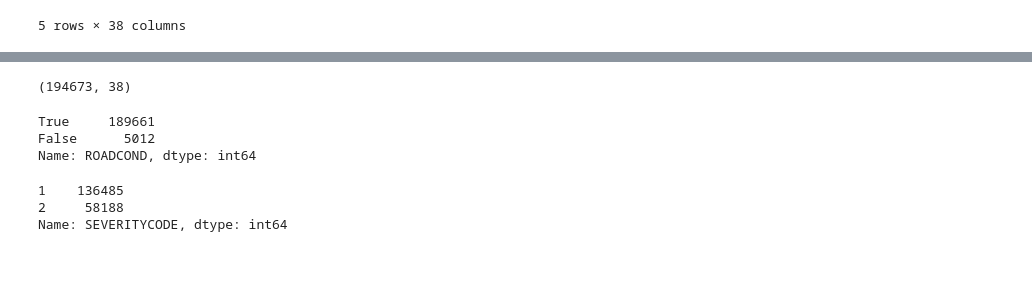
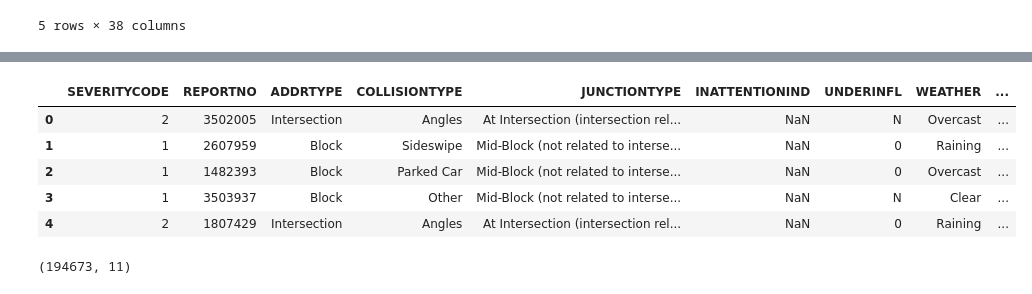
Before and after one commit to emiliopm1997/Coursera_Capstone, a Jupyter notebook: CAPSTONE Project.ipynb, the cells around one changed output, grey strips where cells are left out. Cells and saved outputs as stored; diff of their text form; code cells hidden in the pictures; blank space fills up the shorter version.

```diff
--- a/CAPSTONE Project.ipynb
+++ b/CAPSTONE Project.ipynb
@@ -25,16 +37,18 @@ df.head()
+# %%
+labels = ['X','Y','OBJECTID','INCKEY','COLDETKEY','INTKEY','EXCEPTRSNCODE','EXCEPTRSNDESC',
+          'SEVERITYDESC','SEVERITYCODE.1','CROSSWALKKEY','INCDATE','LOCATION','SDOTCOLNUM',
+          'SEGLANEKEY','SDOT_COLDESC', 'STATUS','ST_COLCODE', 'ST_COLDESC','PEDCOUNT', 'PEDCYLCOUNT',
+       'PEDROWNOTGRNT','PERSONCOUNT','SDOT_COLCODE','VEHCOUNT','HITPARKEDCAR','INCDTTM']
+df_filtered=df.drop(columns=labels,axis=1)
+df_filtered.head()
+# %% [output]
+|  | SEVERITYCODE | REPORTNO | ADDRTYPE | COLLISIONTYPE | JUNCTIONTYPE | INATTENTIONIND | UNDERINFL | WEATHER | ... |
+| 0 | 2 | 3502005 | Intersection | Angles | At Intersection (intersection rel... | NaN | N | Overcast | ... |
+| 1 | 1 | 2607959 | Block | Sideswipe | Mid-Block (not related to interse... | NaN | 0 | Raining | ... |
+| 2 | 1 | 1482393 | Block | Parked Car | Mid-Block (not related to interse... | NaN | 0 | Overcast | ... |
+| 3 | 1 | 3503937 | Block | Other | Mid-Block (not related to interse... | NaN | N | Clear | ... |
+| 4 | 2 | 1807429 | Intersection | Angles | At Intersection (intersection rel... | NaN | 0 | Raining | ... |
 # %%
-df.shape
+df_filtered.shape
 # %% [output]
-(194673, 38)
+(194673, 11)
-# %%
-df['ROADCOND'].notnull().value_counts()
-# %% [output]
-True     189661
-False      5012
-Name: ROADCOND, dtype: int64
-# %%
-df['SEVERITYCODE'].value_counts()
-# %% [output]
-1    136485
-2     58188
-Name: SEVERITYCODE, dtype: int64
```
Also changed, not shown: parts of 35 cells of this notebook.
